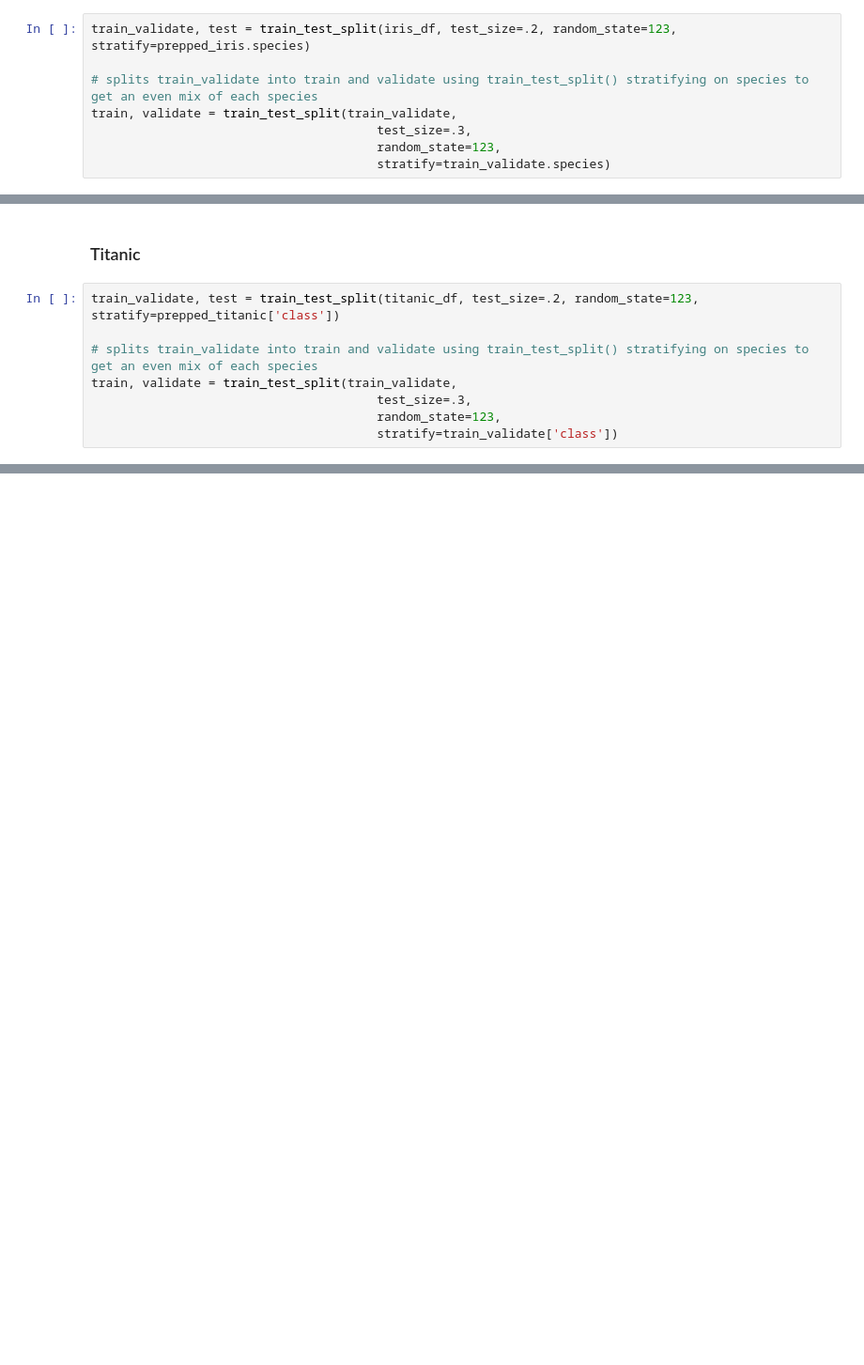
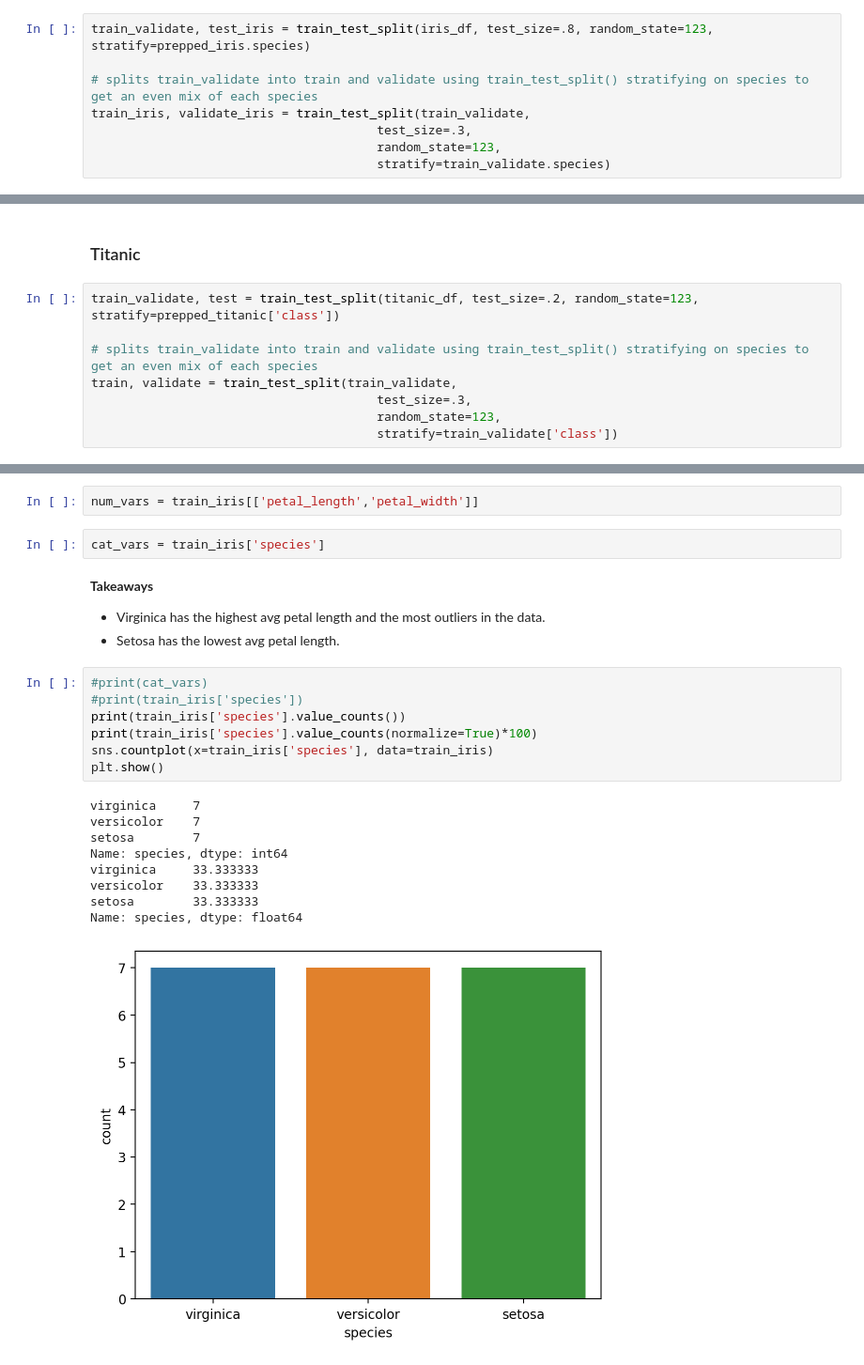
Before and after one commit to jacobpanyathong1/classification-exercises, a Jupyter notebook: classification-exercises.ipynb, the cells around one changed output, grey strips where cells are left out. Shown at 94% size. Drawn from its saved outputs; the diff is of its cells as text; blank space fills up the shorter version.

```diff
--- a/classification-exercises.ipynb
+++ b/classification-exercises.ipynb
@@ -720,10 +750,10 @@ train, test = train_test_split(prepared_telco_data, test_size=.2, random_state=1
 # %% [markdown]
 #### Iris
 # %%
-train_validate, test = train_test_split(iris_df, test_size=.2, random_state=123, stratify=prepped_iris.species)
+train_validate, test_iris = train_test_split(iris_df, test_size=.8, random_state=123, stratify=prepped_iris.species)
 
 # splits train_validate into train and validate using train_test_split() stratifying on species to get an even mix of each species
-train, validate = train_test_split(train_validate,
+train_iris, validate_iris = train_test_split(train_validate,
                                        test_size=.3,
                                        random_state=123,
                                        stratify=train_validate.species)
@@ -779,0 +826,25 @@ train, validate, test
+# %%
+num_vars = train_iris[['petal_length','petal_width']]
+# %%
+cat_vars = train_iris['species']
+# %% [markdown]
+**Takeaways**
+- Virginica has the highest avg petal length and the most outliers in the data.
+- Setosa has the lowest avg petal length.
+# %%
+#print(cat_vars)
+#print(train_iris['species'])
+print(train_iris['species'].value_counts())
+print(train_iris['species'].value_counts(normalize=True)*100)
+sns.countplot(x=train_iris['species'], data=train_iris)
+plt.show()
+# %% [output]
+virginica     7
+versicolor    7
+setosa        7
+Name: species, dtype: int64
+virginica     33.333333
+versicolor    33.333333
+setosa        33.333333
+Name: species, dtype: float64
+[figure, added]
```
Also changed, not shown: parts of 33 cells of this notebook.
